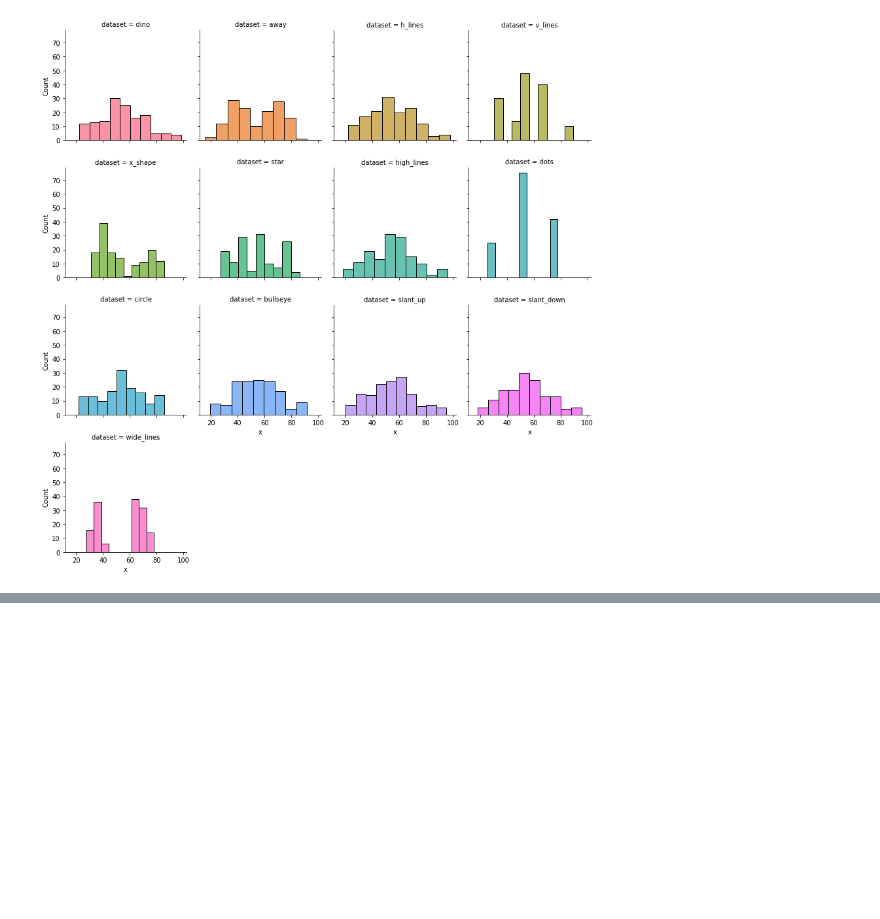
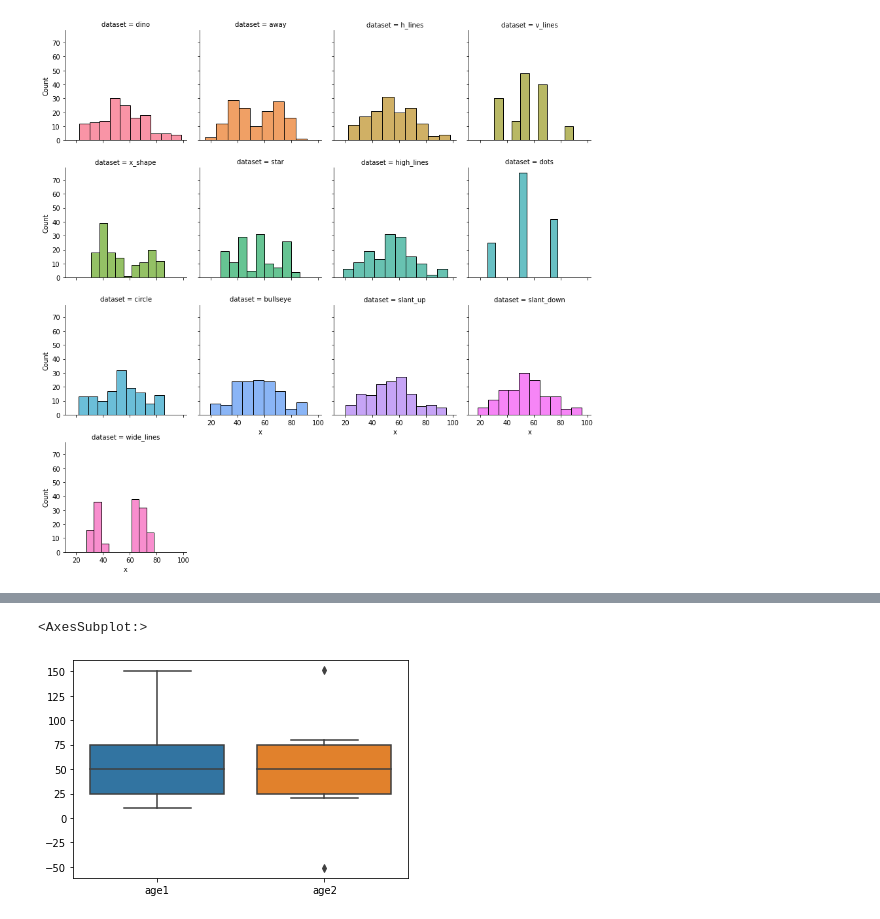
Before and after one commit to nlihin/data-analytics, a Jupyter notebook: unit4.ipynb, the cells around one changed output, grey strips where cells are left out. Cells and saved outputs as stored; diff of their text form; code cells hidden in the pictures; blank space fills up the shorter version.

```diff
--- a/unit4.ipynb
+++ b/unit4.ipynb
@@ -371,3 +436,7 @@ grid_histplots.map_dataframe(sns.histplot, x = 'x')
 # %% [output]
 <seaborn.axisgrid.FacetGrid at 0x...>
 [figure]
+# %%
+df = pd.DataFrame({'age1': [10,20,40,60,80,150],
+                   'age2': [-51,20,40,60,80,151]})
+df
@@ -373,0 +451,5 @@ grid_histplots.map_dataframe(sns.histplot, x = 'x')
+# %%
+sns.boxplot(data = df)
+# %% [output]
+<AxesSubplot:>
+[figure, added]
```
Also changed, not shown: parts of 45 cells of this notebook, 2 other files.
